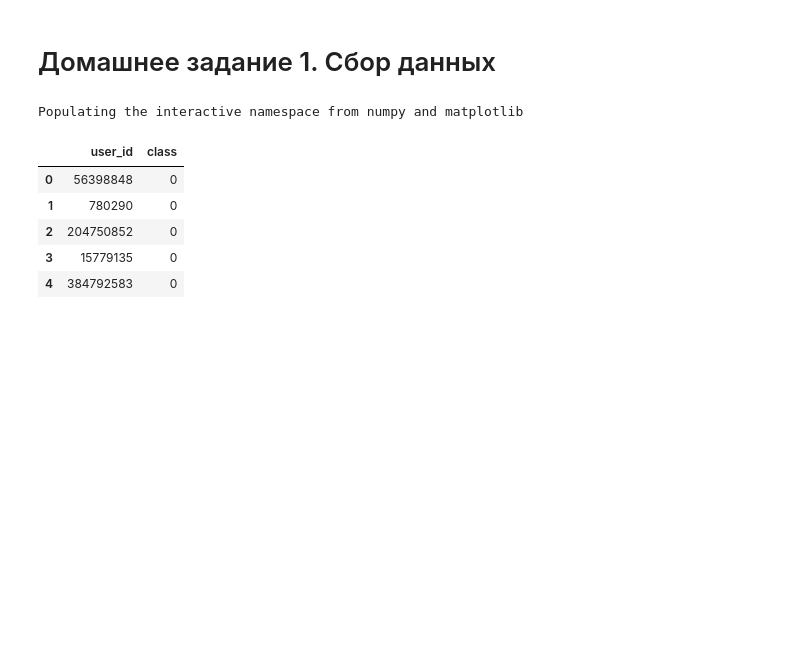
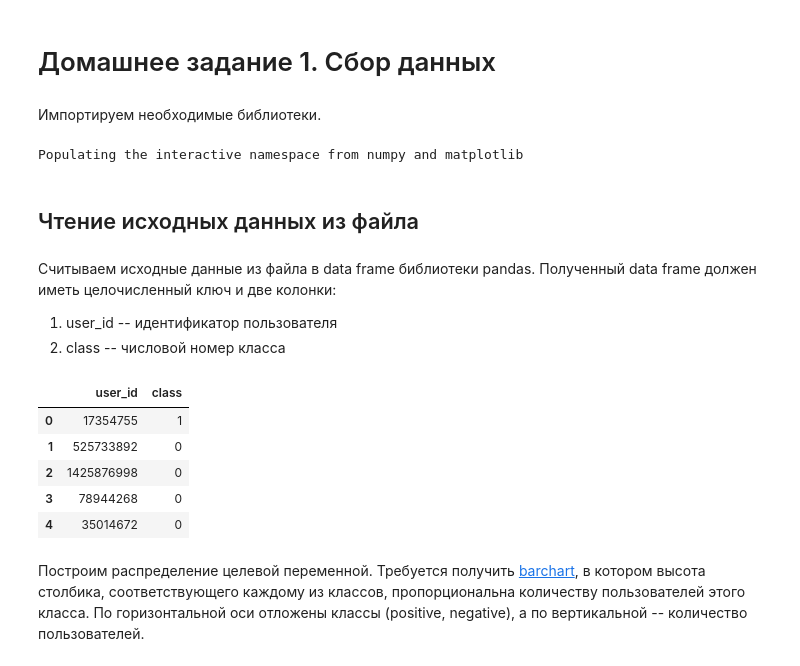
Before and after one commit to anokhin/sfera-dm, a Jupyter notebook: iter3/project/homework 1.ipynb, the cells around one changed output. Saved outputs shown, nothing was run; the diff lists cells and outputs as text; code cells hidden in the pictures; blank space fills up the shorter version.

```diff
--- a/iter3/project/homework 1.ipynb
+++ b/iter3/project/homework 1.ipynb
@@ -1,5 +1,7 @@
 # %% [markdown]
 # Домашнее задание 1. Сбор данных
+# %% [markdown]
+Импортируем необходимые библиотеки.
 # %%
 import pandas as pd
 import numpy as np
@@ -13,16 +15,25 @@ pl.rcParams['figure.figsize'] = 32.0, 24.0
 %pylab inline
 # %% [output]
 Populating the interactive namespace from numpy and matplotlib
+# %% [markdown]
+## Чтение исходных данных из файла
+# %% [markdown]
+Считываем исходные данные из файла в data frame библиотеки pandas. Полученный data frame должен иметь целочисленный ключ и две колонки:
+1. user_id -- идентификатор пользователя
+2. class -- числовой номер класса
 # %%
-df_users = pd.read_csv("c:\Users\Nikolay\Desktop\users.txt", sep="\t", header=None, names=["user_id", "class"])
+TRAINING_SET_URL = "http://anokhin.github.io/users.txt"
+df_users = pd.read_csv(TRAINING_SET_URL, sep="\t", header=None, names=["user_id", "class"])
 df_users.head()
 # %% [output]
 |  | user_id | class |
-| 0 | 56398848 | 0 |
-| 1 | 780290 | 0 |
-| 2 | 204750852 | 0 |
-| 3 | 15779135 | 0 |
-| 4 | 384792583 | 0 |
+| 0 | 17354755 | 1 |
+| 1 | 525733892 | 0 |
+| 2 | 1425876998 | 0 |
+| 3 | 78944268 | 0 |
+| 4 | 35014672 | 0 |
+# %% [markdown]
+Построим распределение целевой переменной. Требуется получить [barchart](http://www.wikiwand.com/en/Bar_chart), в котором высота столбика, соответствующего каждому из классов, пропорциональна количеству пользователей этого класса. По горизонтальной оси отложены классы (positive, negative), а по вертикальной -- количество пользователей.
 # %%
 # Compute the distribution of the target variable
 counts, bins = np.histogram(df_users["class"], bins=[0,1,2])
```
Also changed, not shown: parts of 8 cells of this notebook, 1 other file.
